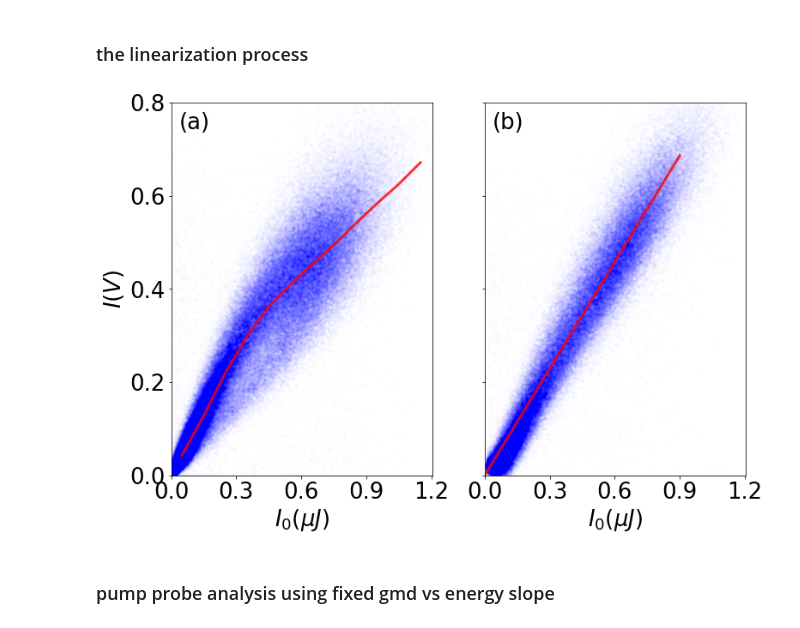
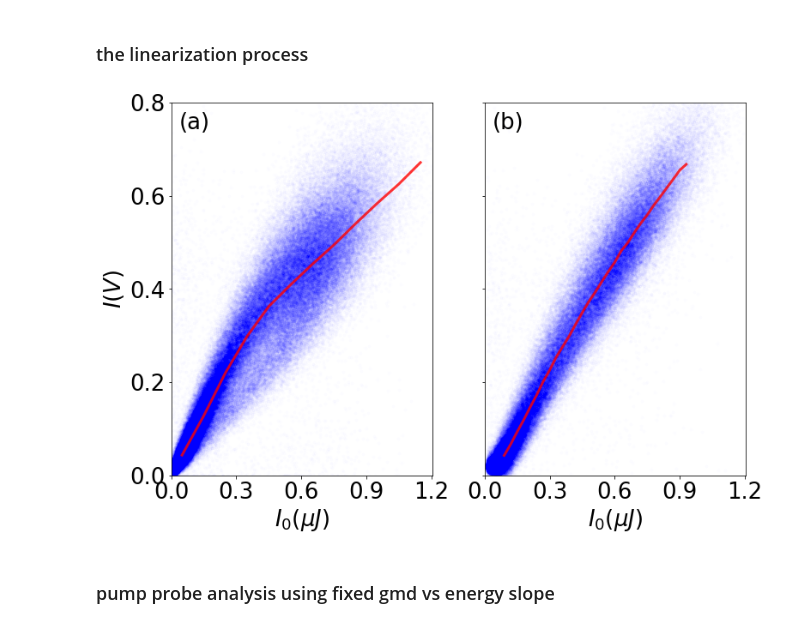
Before and after one commit to sioan/softXRayDataAndControls, a Jupyter notebook: experimentSpecificFiles/sxri0414/for_pub/regression_approach_run60-delay.ipynb, the cells around one changed output. Saved outputs shown, nothing was run; the diff lists cells and outputs as text; code cells hidden in the pictures.

```diff
--- a/experimentSpecificFiles/sxri0414/for_pub/regression_approach_run60-delay.ipynb
+++ b/experimentSpecificFiles/sxri0414/for_pub/regression_approach_run60-delay.ipynb
@@ -248,40 +249,42 @@ y_corrected = y-dot(temp_array[:,2:]-mean(temp_array[:,2:],axis=0),beta[2:])
 f5, axarr5 = plt.subplots(1,2,sharey=True)
 axarr5[1].plot(x,y_corrected,'.',alpha=0.006,markersize=6.0)
 
-x_linear = arange(0,0.001,0.0001)
-axarr5[1].plot(x_linear,(x_linear)*beta[1],linewidth=3,alpha=.80,c='r',linestyle='solid')
+x_linear = arange(0.000075,0.00095,0.00003)
+my_hist_linear = binned_statistic_dd(x,y_corrected,bins=[x_linear],statistic=median).statistic
+#axarr5[1].plot(x_linear,(x_linear)*beta[1],linewidth=3,alpha=.80,c='r',linestyle='solid')
+axarr5[1].plot((x_linear[1:]+x_linear[:-1])/2,my_hist_linear,linewidth=3,alpha=.80,c='r',linestyle='solid')
 axarr5[1].set_xlim(0.000,0.001205)
 axarr5[1].set_ylim(0,max(y_corrected))
 
 
 axarr5[0].plot(my_dict['GMD'],my_dict['acqiris2/amplitude'],'.',alpha=0.006,markersize=6.0)
 #axarr5.plot(array(GMD_spectra_amplitude).transpose()[2],array(acq_spectra_amplitude).transpose()[2],'ro',alpha=50)
 my_slope= theilslopes(array(acq_spectra_amplitude).transpose()[2],array(GMD_spectra_amplitude).transpose()[2],alpha=0.95)
 #axarr5.plot(arange(0,0.0015,.0001),my_slope[0]*arange(0,0.0015,.0001)+my_slope[1],'r-',linewidth=2,alpha=50)
 
 my_hist = binned_statistic_dd(x,y,bins=[arange(0,0.0014,0.0001)],statistic=median).statistic
 axarr5[0].plot((arange(0,0.0014,0.0001)[1:]+arange(0,0.0014,0.0001)[:-1])/2,my_hist,linewidth=3,alpha=.80,c='r',linestyle='solid')
 axarr5[0].text(x_label_offset, 0.975, "(a)", transform=axarr5[0].transAxes,fontsize=26, fontweight='normal', va='top', ha='right')
 axarr5[1].text(x_label_offset, 0.975, "(b)", transform=axarr5[1].transAxes,fontsize=26, fontweight='normal', va='top', ha='right')
 
 for i in range(2):
     axarr5[i].set_xlim(0.000,0.001205)
     axarr5[i].set_xticks(arange(0,.001205,.0003))
     axarr5[i].set_xticklabels(["0.0","0.3","0.6","0.9","1.2"])
     axarr5[i].set_xlabel(r"$I_{0}$($\mu J$)")
 
 axarr5[0].set_ylim(0,0.8)
 axarr5[0].set_yticks(arange(0,.805,.2))
 #axarr5.set_xlabel("I$_0$(mV)")
 axarr5[0].set_ylabel(r"$I(V)$")
 
 show()
 
 mpl.rcParams['figure.figsize'] = (8,8)
 mpl.rcParams['font.size'] = 18
 mpl.rcParams['legend.fontsize'] = 10
 # %% [output]
-[figure, old version]
+[figure, new version]
 # %% [markdown]
 ### pump probe analysis using fixed gmd vs energy slope
 # %%
```
Also changed, not shown: parts of 33 cells of this notebook, 36 other files.
